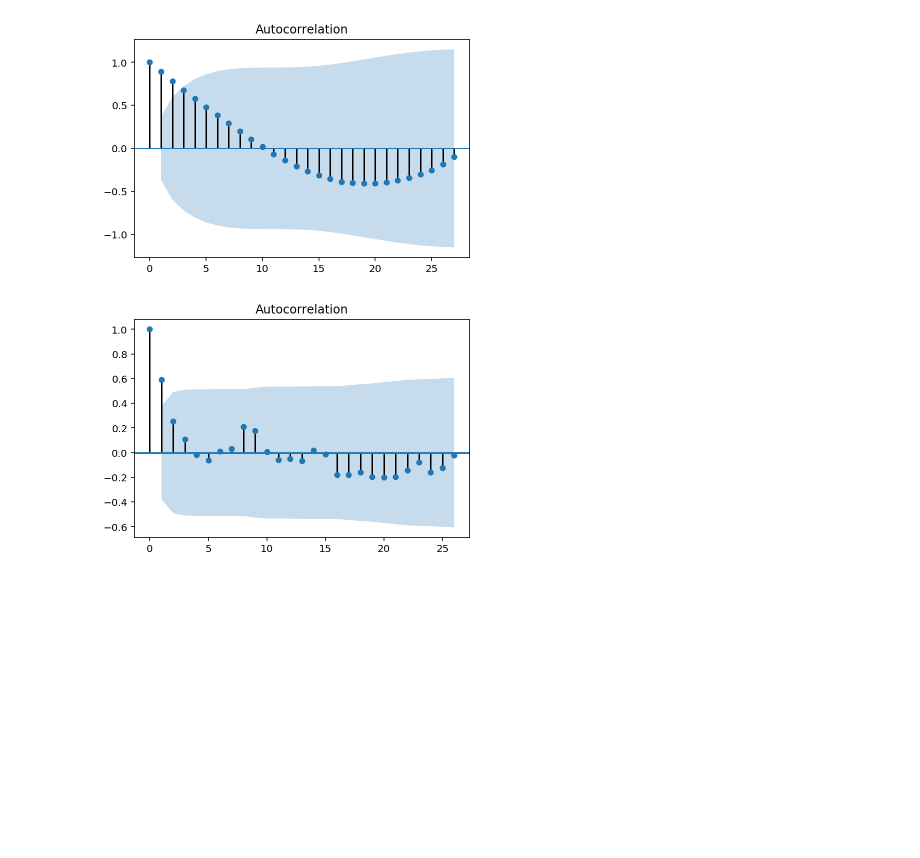
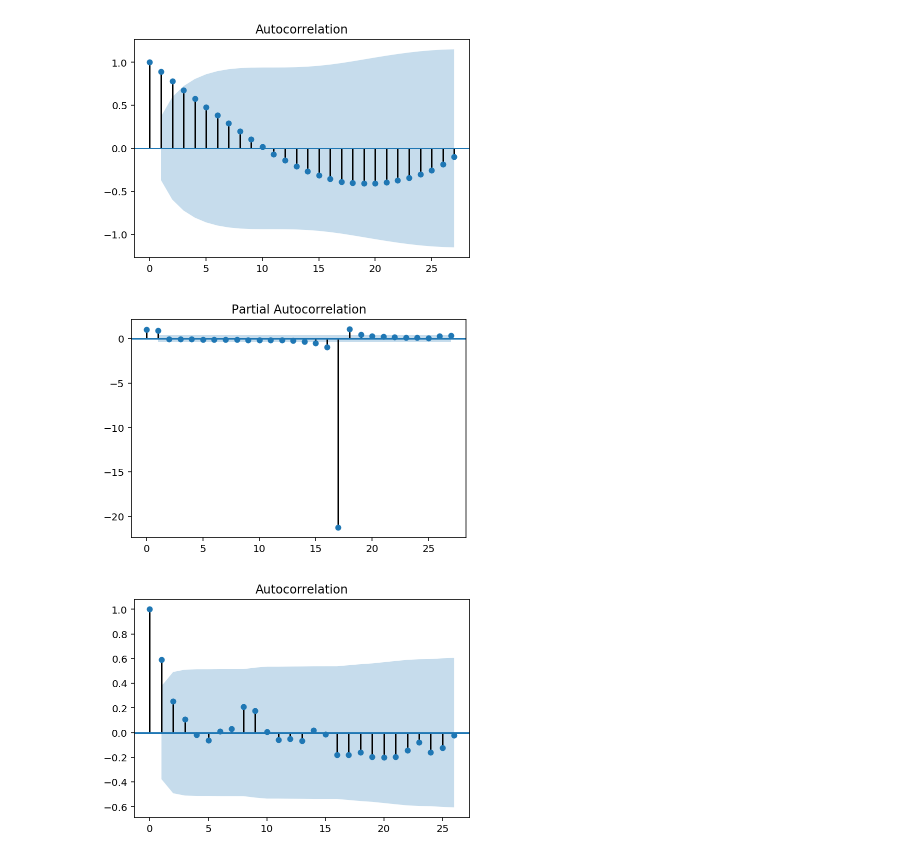
Before and after one commit to croach/data_science_for_daddies, a Jupyter notebook: Data Science for Daddies (and Mommies).ipynb, the cells around one changed output. Saved outputs shown, nothing was run; the diff lists cells and outputs as text; code cells hidden in the pictures; blank space fills up the shorter version.

```diff
--- a/Data Science for Daddies (and Mommies).ipynb
+++ b/Data Science for Daddies (and Mommies).ipynb
@@ -754,5 +769,9 @@ plot_acf(historical_amts);
 # %% [output]
 [figure]
+# %%
+plot_pacf(historical_amts['tuition']);
+# %% [output]
+[figure, added]
 # %%
 historical_amts['tuition_increase'] = historical_amts['tuition'].pct_change()
 # %%
```
Also changed, not shown: parts of 33 cells of this notebook.
